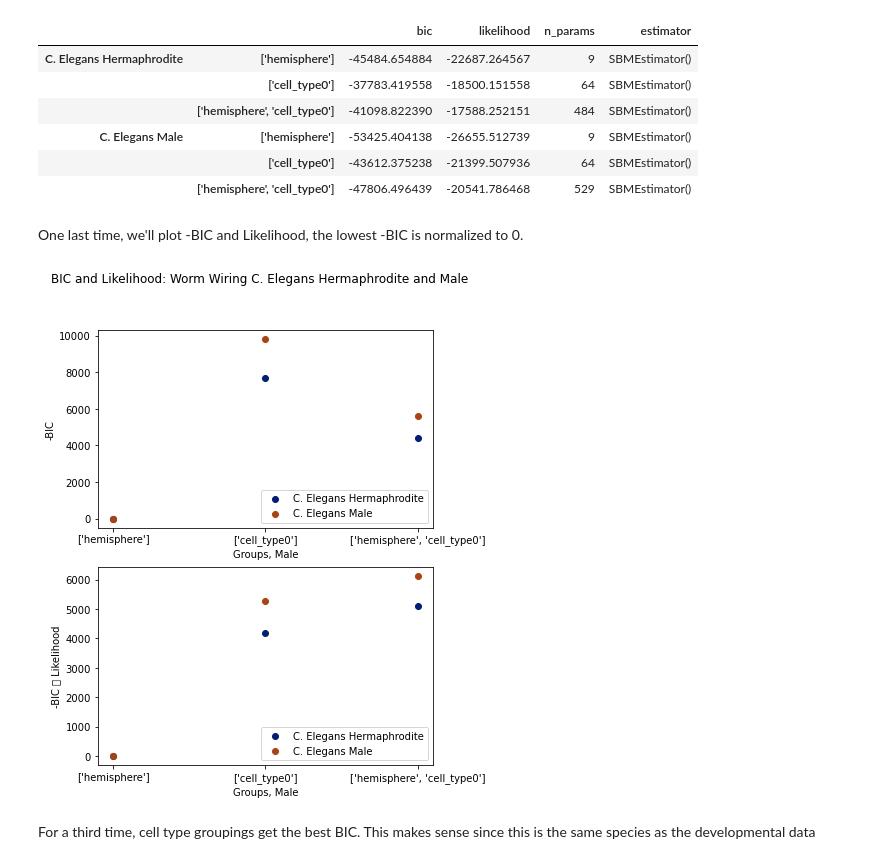
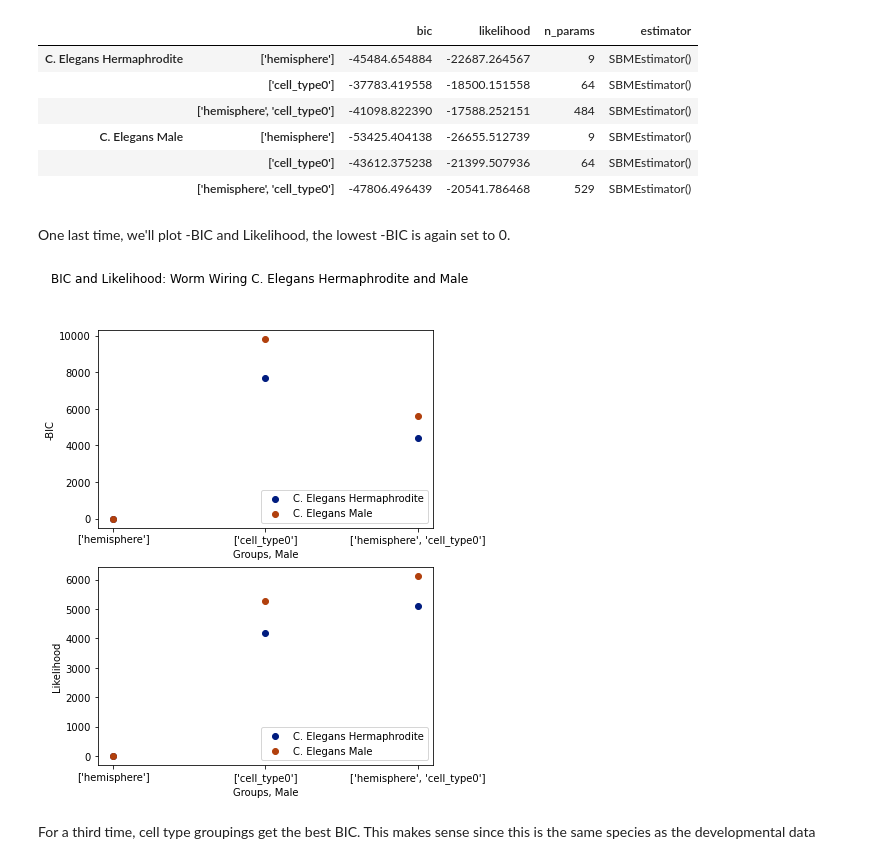
Before and after one commit to neurodata/connectocross, a Jupyter notebook: docs/apriori_sbms.ipynb, the cells around one changed output. Cells and saved outputs as stored; diff of their text form; code cells hidden in the pictures.

```diff
--- a/docs/apriori_sbms.ipynb
+++ b/docs/apriori_sbms.ipynb
@@ -89,8 +89,8 @@ fitting noise.
 
 We will preform this analysis for all 8 developmental stages at once.
 # %%
-# load some elegans witvilet data
-base = '../json_connectomes/witvilet/'
+# load some elegans Witvliet data
+base = '../json_connectomes/Witvliet/'
 graph_files = sorted(os.listdir(base))
 wit_connectomes = []
 for f in graph_files:
@@ -102,15 +102,19 @@ Now we will fit sbms for each grouping for each connectome.
 # %%
 groups = [["hemisphere"], ["cell_type0"], ["hemisphere", "cell_type0"]]
 rows = {}
+ages = []
 for i in range(len(wit_connectomes)):
+    age = wit_connectomes[i].graph['age']
+    ages.append(age)
     g_row = {}
     for group in groups:
         g_row[str(group)] = fit_apriori_sbm(wit_connectomes[i], group, plot_sbms=False)
-    rows['witvilet_' + str(i)] = g_row
+    rows['Witvliet ' + str(age) + ' hours'] = g_row
 wit_results = pd.DataFrame.from_dict({(i,j): rows[i][j]
                            for i in rows.keys()
                            for j in rows[i].keys()},
                        orient='index')
+ages = np.array(ages)
 wit_results.head(24)
 # %% [output]
 |  |  | bic | likelihood | n_params | estimator |
@@ -135,26 +139,26 @@ Let's plot -BIC for different groupings. Again the lowest -BIC is normalized to
 # %%
 fig, ax = plt.subplots(2)
 out_index = wit_results.index.levels[0]
-colors = sns.color_palette("bright")
+cm = plt.cm.get_cmap('Greens')
+colors = cm(ages/max(ages))
 for i, key in enumerate(out_index):
     data = wit_results.loc[key]
     bic_data = data['bic'].to_numpy()
     norm_bic = bic_data - np.min(bic_data)
     like_data = data['likelihood'].to_numpy()
     norm_like = like_data - np.min(like_data)
-    ax[0].scatter(data['bic'].index,
+    _ = ax[0].scatter(data['bic'].index,
                      norm_bic,
                      label=key,
                      color=np.array(colors)[i])
-    ax[1].scatter(data['likelihood'].index,
+    _ = ax[1].scatter(data['likelihood'].index,
                      norm_like,
                      label=key,
                      color=np.array(colors)[i])
-    ax[0].set(xlabel='Groups, stage ' + str(i), ylabel='-BIC')
-    ax[1].set(xlabel='Groups, stage ' + str(i), ylabel='Likelihood')
-plt.ylabel('-BIC \t Likelihood')
+    _ = ax[0].set(xlabel='Groups, stage ' + str(i), ylabel='-BIC')
+    _ = ax[1].set(xlabel='Groups, stage ' + str(i), ylabel='Likelihood')
 _ = fig.suptitle('BIC and Likelihood: C. Elegans at Different Developmental Stages')
-fig.set_size_inches(6, 8)
-ax[0].legend(loc='best')
-ax[1].legend(loc='best')
+_ = fig.set_size_inches(6, 8)
+_ = ax[0].legend(loc='best')
+_ = ax[1].legend(loc='best')
 # %% [output]
@@ -195,33 +198,32 @@ ww_results.head(6)
 |  | ['cell_type0'] | -43612.375238 | -21399.507936 | 64 | SBMEstimator() |
 |  | ['hemisphere', 'cell_type0'] | -47806.496439 | -20541.786468 | 529 | SBMEstimator() |
 # %% [markdown]
-One last time, we'll plot -BIC and Likelihood, the lowest -BIC is normalized to 0.
+One last time, we'll plot -BIC and Likelihood, the lowest -BIC is again set to 0.
 # %%
 fig, ax = plt.subplots(2)
 out_index = ww_results.index.levels[0]
 colors = sns.color_palette("dark")
 for i, key in enumerate(out_index):
     data = ww_results.loc[key]
     bic_data = data['bic'].to_numpy()
     norm_bic = bic_data - np.min(bic_data)
     like_data = data['likelihood'].to_numpy()
     norm_like = like_data - np.min(like_data)
-    ax[0].scatter(data['bic'].index,
+    _ = ax[0].scatter(data['bic'].index,
                      norm_bic,
                      label=key,
                      color=np.array(colors)[i])
-    ax[1].scatter(data['likelihood'].index,
+    _ = ax[1].scatter(data['likelihood'].index,
                      norm_like,
                      label=key,
                      color=np.array(colors)[i])
-    ax[0].set(xlabel='Groups, ' + types[i], ylabel='-BIC')
-    ax[1].set(xlabel='Groups, ' + types[i], ylabel='Likelihood')
-ax[0].legend(loc='best')
-ax[1].legend(loc='best')
-plt.ylabel('-BIC \t Likelihood')
+    _ = ax[0].set(xlabel='Groups, ' + types[i], ylabel='-BIC')
+    _ = ax[1].set(xlabel='Groups, ' + types[i], ylabel='Likelihood')
+_ = ax[0].legend(loc='best')
+_ = ax[1].legend(loc='best')
 _ = fig.suptitle('BIC and Likelihood: Worm Wiring C. Elegans Hermaphrodite and Male')
-fig.set_size_inches(6, 8)
+_ = fig.set_size_inches(6, 8)
 # %% [output]
-[figure, old version]
+[figure, new version]
 # %% [markdown]
 For a third time, cell type groupings get the best BIC. This makes sense since this is the same species as the developmental data
```
Also changed, not shown: parts of 4 cells of this notebook.
